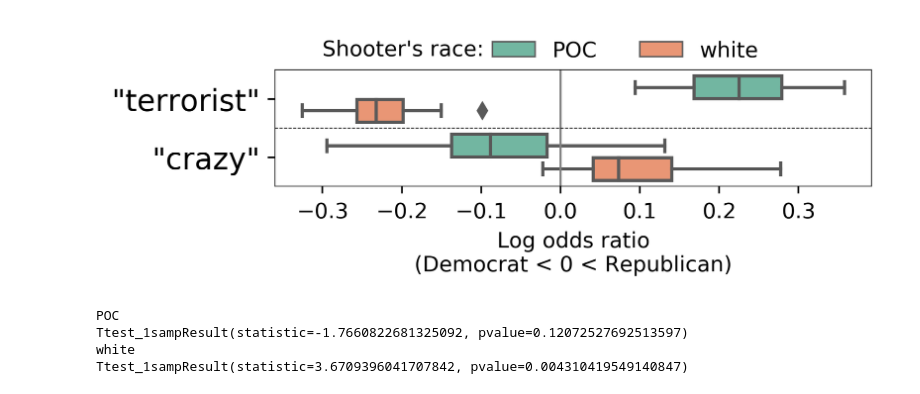
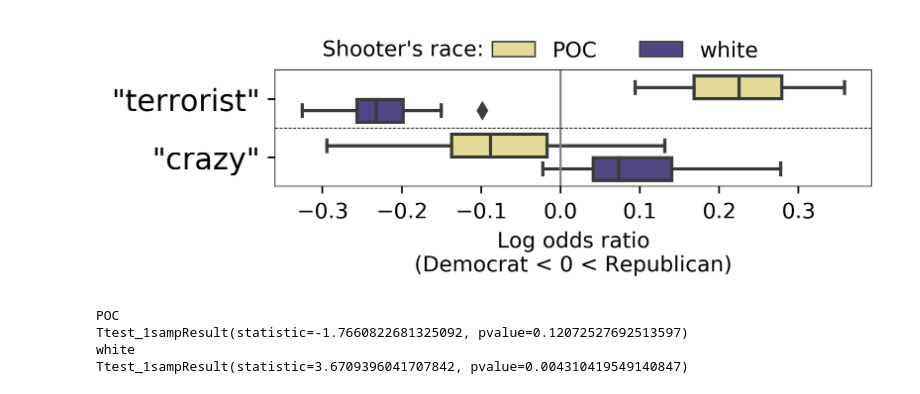
Before and after one commit to ddemszky/framing-twitter, a Jupyter notebook: 4_word_partisanship/plot word partisanship.ipynb, the cells around one changed output. Saved outputs shown, nothing was run; the diff lists cells and outputs as text; code cells hidden in the pictures.

```diff
--- a/4_word_partisanship/plot word partisanship.ipynb
+++ b/4_word_partisanship/plot word partisanship.ipynb
@@ -71,21 +71,21 @@ missing: San Francisco
 9        San Francisco  0.022311         315    POC
 # %%
 f = plt.figure(dpi=400, figsize=(5,1))
-ax = sns.boxplot(data=concat, x="log_odds",y='word', hue="race", orient="h", palette=sns.color_palette("Set2", 2))
+ax = sns.boxplot(data=concat, x="log_odds",y='word', hue="race", orient="h", palette=sns.color_palette(['#F0E68C', '#483D8B']))
 plt.axvline(x=0, color='grey', linewidth=1)
 plt.axhline(y=0.5, color='black', linewidth=.4, linestyle='--')
 ax.set_ylabel("")
 ax.spines['top'].set_linewidth(0.4)
 ax.spines['right'].set_linewidth(0.4)
 ax.spines['bottom'].set_linewidth(0.4)
 ax.spines['left'].set_linewidth(0.4)
 plt.yticks(fontsize=14)
 ax.set_xlabel('Log odds ratio\n(Democrat < 0 < Republican)')
 ax.text(-.3,-0.75, "Shooter's race:")
 l = ax.legend(bbox_to_anchor=(.35, 1), loc=3, borderaxespad=0., ncol=2, frameon=False)
 #l.set_title("Shooter's race")
 # %% [output]
-[figure, old version]
+[figure, new version]
 # %%
 f = plt.figure(dpi=400, figsize=(5,1))
 ax = sns.boxplot(data=df, x="log_odds",y='race', orient="h", palette=sns.color_palette("YlGnBu", 2))
```
Also changed, not shown: 12 other files.
